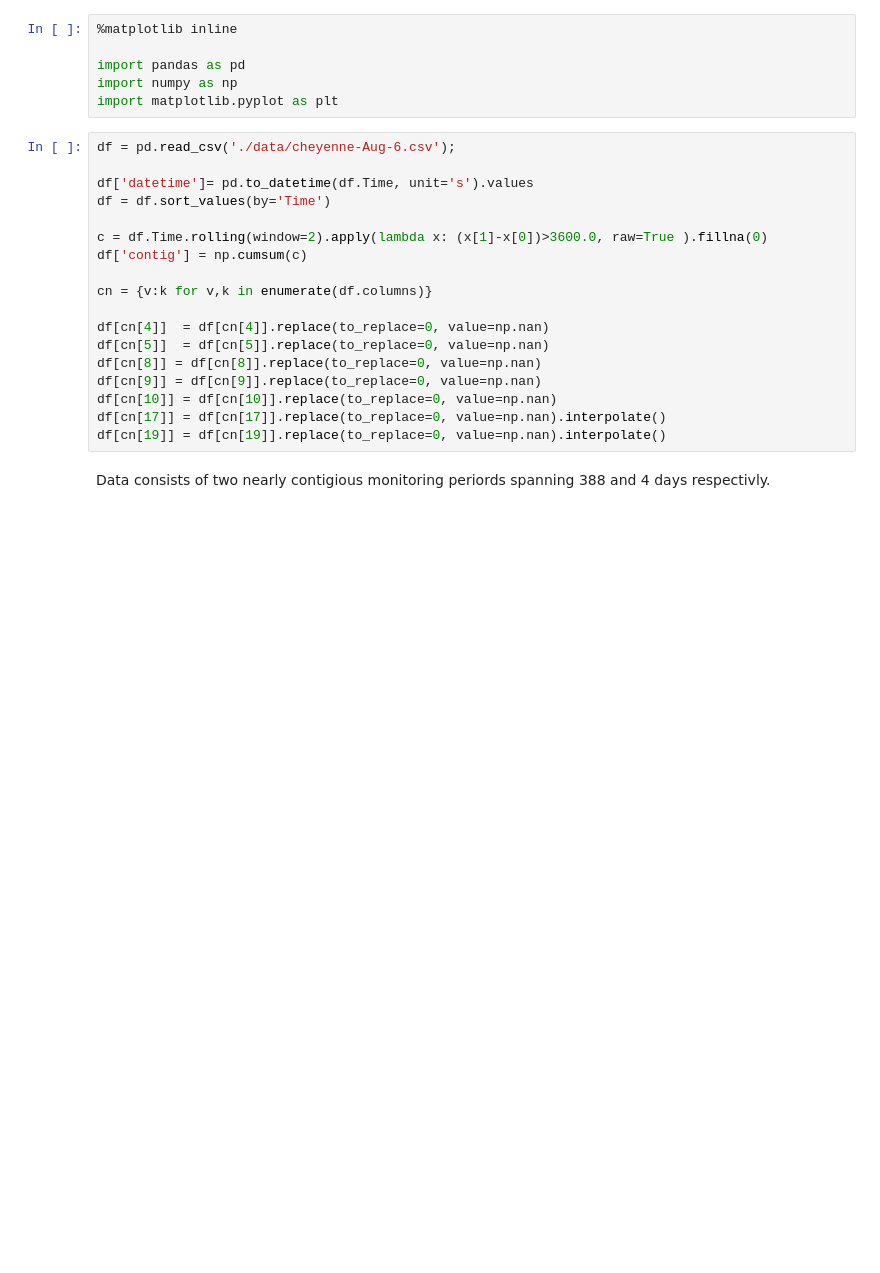
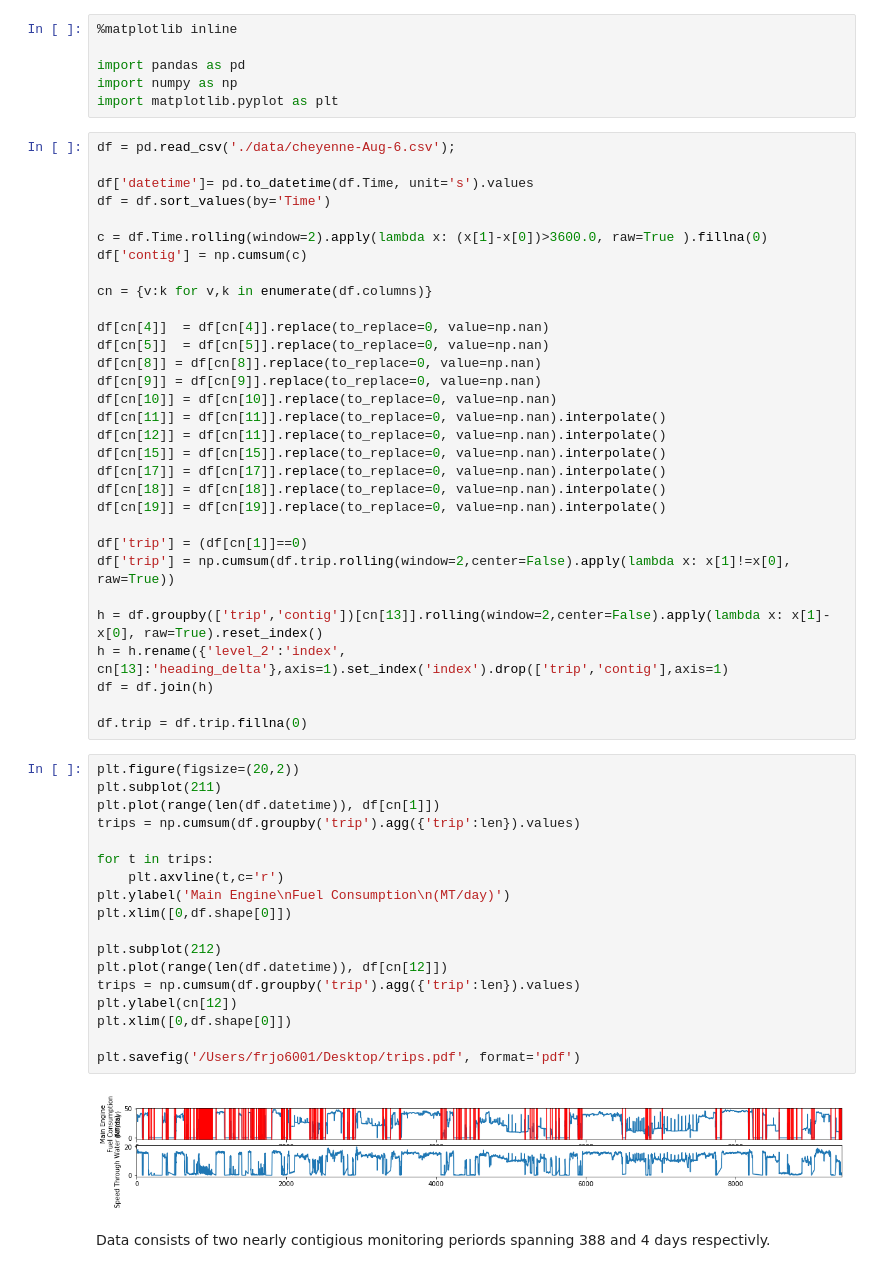
Before and after one commit to jfried23/ship, a Jupyter notebook: Pre-processing.ipynb, the cells around one changed output. Cells and saved outputs as stored; diff of their text form; blank space fills up the shorter version.

```diff
--- a/Pre-processing.ipynb
+++ b/Pre-processing.ipynb
@@ -20,7 +20,40 @@ df[cn[5]]  = df[cn[5]].replace(to_replace=0, value=np.nan)
 df[cn[8]] = df[cn[8]].replace(to_replace=0, value=np.nan)
 df[cn[9]] = df[cn[9]].replace(to_replace=0, value=np.nan)
 df[cn[10]] = df[cn[10]].replace(to_replace=0, value=np.nan)
+df[cn[11]] = df[cn[11]].replace(to_replace=0, value=np.nan).interpolate()
+df[cn[12]] = df[cn[11]].replace(to_replace=0, value=np.nan).interpolate()
+df[cn[15]] = df[cn[15]].replace(to_replace=0, value=np.nan).interpolate()
 df[cn[17]] = df[cn[17]].replace(to_replace=0, value=np.nan).interpolate()
+df[cn[18]] = df[cn[18]].replace(to_replace=0, value=np.nan).interpolate()
 df[cn[19]] = df[cn[19]].replace(to_replace=0, value=np.nan).interpolate()
+
+df['trip'] = (df[cn[1]]==0)
+df['trip'] = np.cumsum(df.trip.rolling(window=2,center=False).apply(lambda x: x[1]!=x[0], raw=True))
+
+h = df.groupby(['trip','contig'])[cn[13]].rolling(window=2,center=False).apply(lambda x: x[1]-x[0], raw=True).reset_index()
+h = h.rename({'level_2':'index', cn[13]:'heading_delta'},axis=1).set_index('index').drop(['trip','contig'],axis=1)
+df = df.join(h)
+
+df.trip = df.trip.fillna(0)
+# %%
+plt.figure(figsize=(20,2))
+plt.subplot(211)
+plt.plot(range(len(df.datetime)), df[cn[1]])
+trips = np.cumsum(df.groupby('trip').agg({'trip':len}).values)
+
+for t in trips:
+    plt.axvline(t,c='r')
+plt.ylabel('Main Engine\nFuel Consumption\n(MT/day)')
+plt.xlim([0,df.shape[0]])
+
+plt.subplot(212)
+plt.plot(range(len(df.datetime)), df[cn[12]])
+trips = np.cumsum(df.groupby('trip').agg({'trip':len}).values)
+plt.ylabel(cn[12])
+plt.xlim([0,df.shape[0]])
+
+plt.savefig('/Users/frjo6001/Desktop/trips.pdf', format='pdf')
+# %% [output]
+[figure, added]
 # %% [markdown]
 Data consists of two nearly contigious monitoring periords spanning 388 and 4 days respectivly.
```
Also changed, not shown: parts of 12 cells of this notebook, 2 other files.
